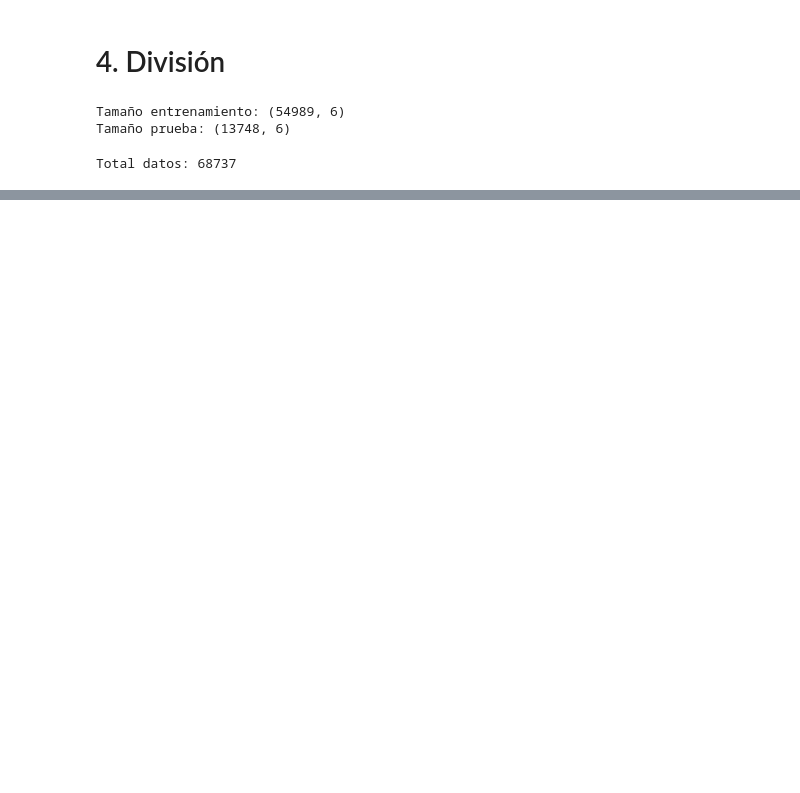
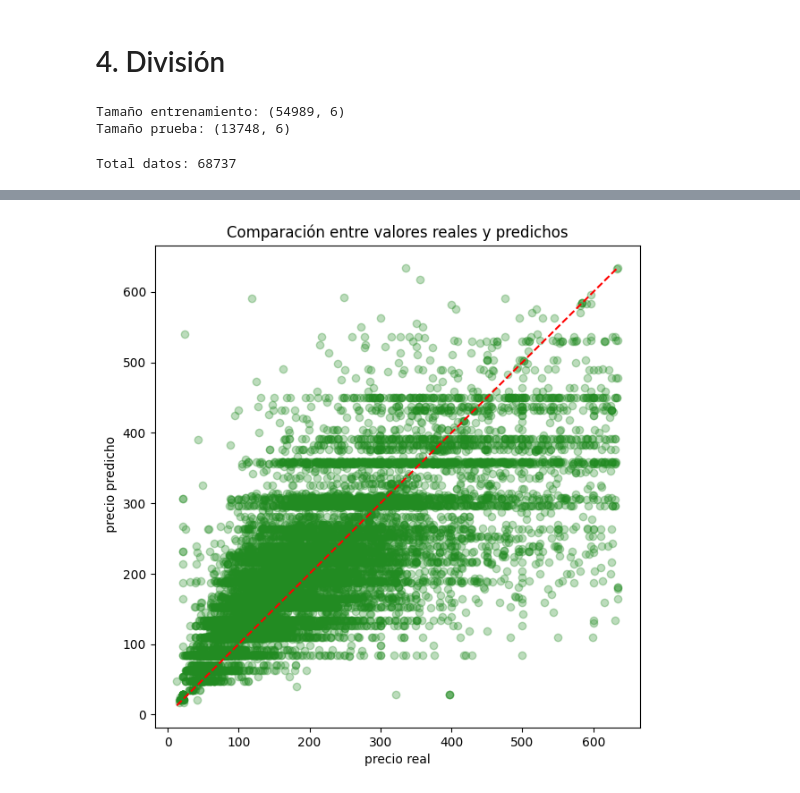
Before and after one commit to belennmm/MD_Lab4_Arboles, a Jupyter notebook: Notebooks/arboles.ipynb, the cells around one changed output, grey strips where cells are left out. Saved outputs shown, nothing was run; the diff lists cells and outputs as text; code cells hidden in the pictures; blank space fills up the shorter version.

```diff
--- a/Notebooks/arboles.ipynb
+++ b/Notebooks/arboles.ipynb
@@ -531,0 +553,6 @@ Total datos: 68737
+# %%
+columnas_numericas = X_train.select_dtypes(include=['number']).columns.tolist()
+columnas_categoricas = X_train.select_dtypes(include=['object', 'category']).columns.tolist()
+
+print("Columnas numéricas:", len(columnas_numericas))
+print("Columnas categóricas:", len(columnas_categoricas))
@@ -531,0 +590,10 @@ Total datos: 68737
+# %%
+modelo_arbol = Pipeline(steps=[
+    ('prep', preprocesador),
+    ('tree', DecisionTreeRegressor(
+        max_depth=10,
+        random_state=42
+    ))
+])
+
+modelo_arbol.fit(X_train, y_train)
@@ -531,0 +662,9 @@ Total datos: 68737
+# %%
+y_pred = modelo_arbol.predict(X_test)
+
+comparacion = pd.DataFrame({
+    'real': y_test.values,
+    'predicho': y_pred
+})
+
+display(comparacion.head(8))
@@ -531,0 +681,15 @@ Total datos: 68737
+# %%
+plt.figure(figsize=(7,7))
+plt.scatter(y_test, y_pred, alpha=0.3, color='forestgreen')
+plt.plot(
+    [y_test.min(), y_test.max()],
+    [y_test.min(), y_test.max()],
+    color='red',
+    linestyle='--'
+)
+plt.xlabel('precio real')
+plt.ylabel(' precio predicho')
+plt.title('Comparación entre valores reales y predichos')
+plt.show()
+# %% [output]
+[figure, added]
```
Also changed, not shown: parts of 35 cells of this notebook.
